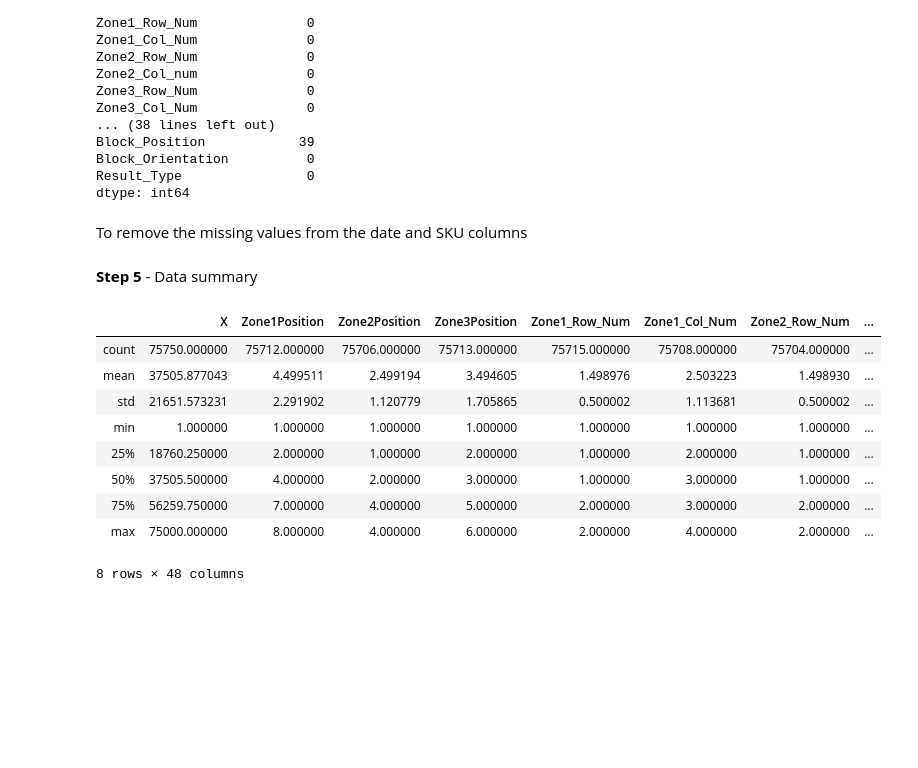
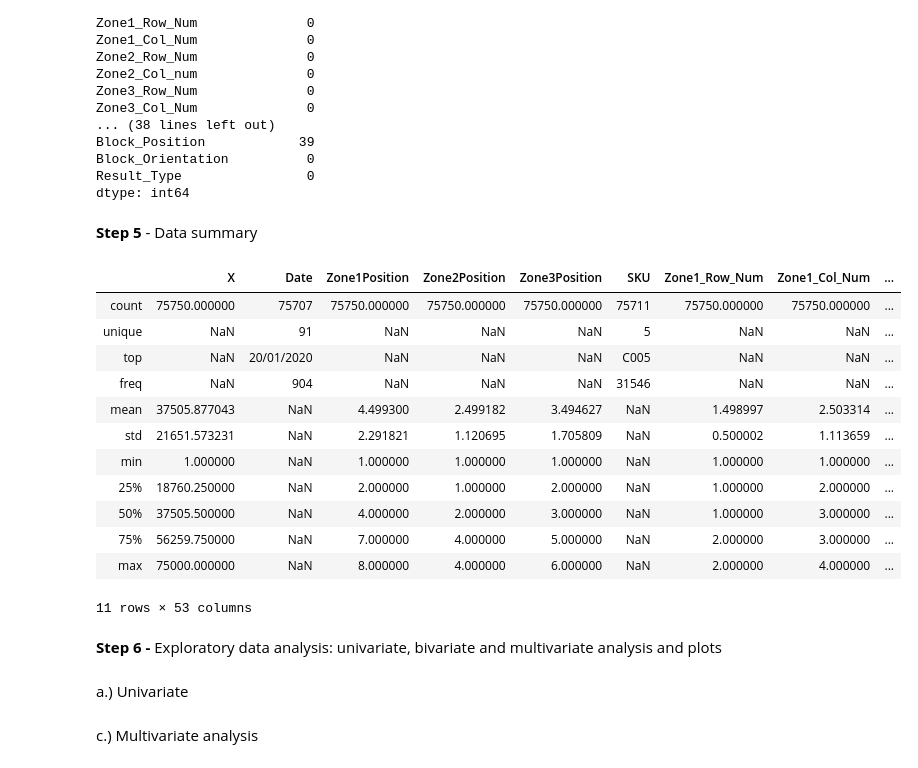
Before and after one commit to RalucaN/Data-projects, a Jupyter notebook: Women_in_Data_Science_programme_(Feb 2020-)/Data_profilling_Raluca.ipynb, the cells around one changed output. Drawn from its saved outputs; the diff is of its cells as text; code cells hidden in the pictures; blank space fills up the shorter version.

```diff
--- a/Women_in_Data_Science_programme_(Feb 2020-)/Data_profilling_Raluca.ipynb
+++ b/Women_in_Data_Science_programme_(Feb 2020-)/Data_profilling_Raluca.ipynb
@@ -206,17 +203,24 @@ dtype: int64
-# %% [markdown]
-To remove the missing values from the date and SKU columns
 # %% [markdown]
 <b>Step 5</b> - Data summary
 # %%
-Data.describe()
+Data.describe(include='all')
 # %% [output]
-|  | X | Zone1Position | Zone2Position | Zone3Position | Zone1_Row_Num | Zone1_Col_Num | Zone2_Row_Num | ... |
-| count | 75750.000000 | 75712.000000 | 75706.000000 | 75713.000000 | 75715.000000 | 75708.000000 | 75704.000000 | ... |
-| mean | 37505.877043 | 4.499511 | 2.499194 | 3.494605 | 1.498976 | 2.503223 | 1.498930 | ... |
-| std | 21651.573231 | 2.291902 | 1.120779 | 1.705865 | 0.500002 | 1.113681 | 0.500002 | ... |
-| min | 1.000000 | 1.000000 | 1.000000 | 1.000000 | 1.000000 | 1.000000 | 1.000000 | ... |
-| 25% | 18760.250000 | 2.000000 | 1.000000 | 2.000000 | 1.000000 | 2.000000 | 1.000000 | ... |
-| 50% | 37505.500000 | 4.000000 | 2.000000 | 3.000000 | 1.000000 | 3.000000 | 1.000000 | ... |
-| 75% | 56259.750000 | 7.000000 | 4.000000 | 5.000000 | 2.000000 | 3.000000 | 2.000000 | ... |
-| max | 75000.000000 | 8.000000 | 4.000000 | 6.000000 | 2.000000 | 4.000000 | 2.000000 | ... |
+|  | X | Date | Zone1Position | Zone2Position | Zone3Position | SKU | Zone1_Row_Num | Zone1_Col_Num | ... |
+| count | 75750.000000 | 75707 | 75750.000000 | 75750.000000 | 75750.000000 | 75711 | 75750.000000 | 75750.000000 | ... |
+| unique | NaN | 91 | NaN | NaN | NaN | 5 | NaN | NaN | ... |
+| top | NaN | 20/01/2020 | NaN | NaN | NaN | C005 | NaN | NaN | ... |
+| freq | NaN | 904 | NaN | NaN | NaN | 31546 | NaN | NaN | ... |
+| mean | 37505.877043 | NaN | 4.499300 | 2.499182 | 3.494627 | NaN | 1.498997 | 2.503314 | ... |
+| std | 21651.573231 | NaN | 2.291821 | 1.120695 | 1.705809 | NaN | 0.500002 | 1.113659 | ... |
+| min | 1.000000 | NaN | 1.000000 | 1.000000 | 1.000000 | NaN | 1.000000 | 1.000000 | ... |
+| 25% | 18760.250000 | NaN | 2.000000 | 1.000000 | 2.000000 | NaN | 1.000000 | 2.000000 | ... |
+| 50% | 37505.500000 | NaN | 4.000000 | 2.000000 | 3.000000 | NaN | 1.000000 | 3.000000 | ... |
+| 75% | 56259.750000 | NaN | 7.000000 | 4.000000 | 5.000000 | NaN | 2.000000 | 3.000000 | ... |
+| max | 75000.000000 | NaN | 8.000000 | 4.000000 | 6.000000 | NaN | 2.000000 | 4.000000 | ... |
-8 rows × 48 columns
+11 rows × 53 columns
+# %% [markdown]
+<b>Step 6 - </b> Exploratory data analysis: univariate, bivariate and multivariate analysis and plots
+# %% [markdown]
+a.) Univariate
+# %% [markdown]
+c.) Multivariate analysis
```
Also changed, not shown: parts of 4 cells of this notebook.
